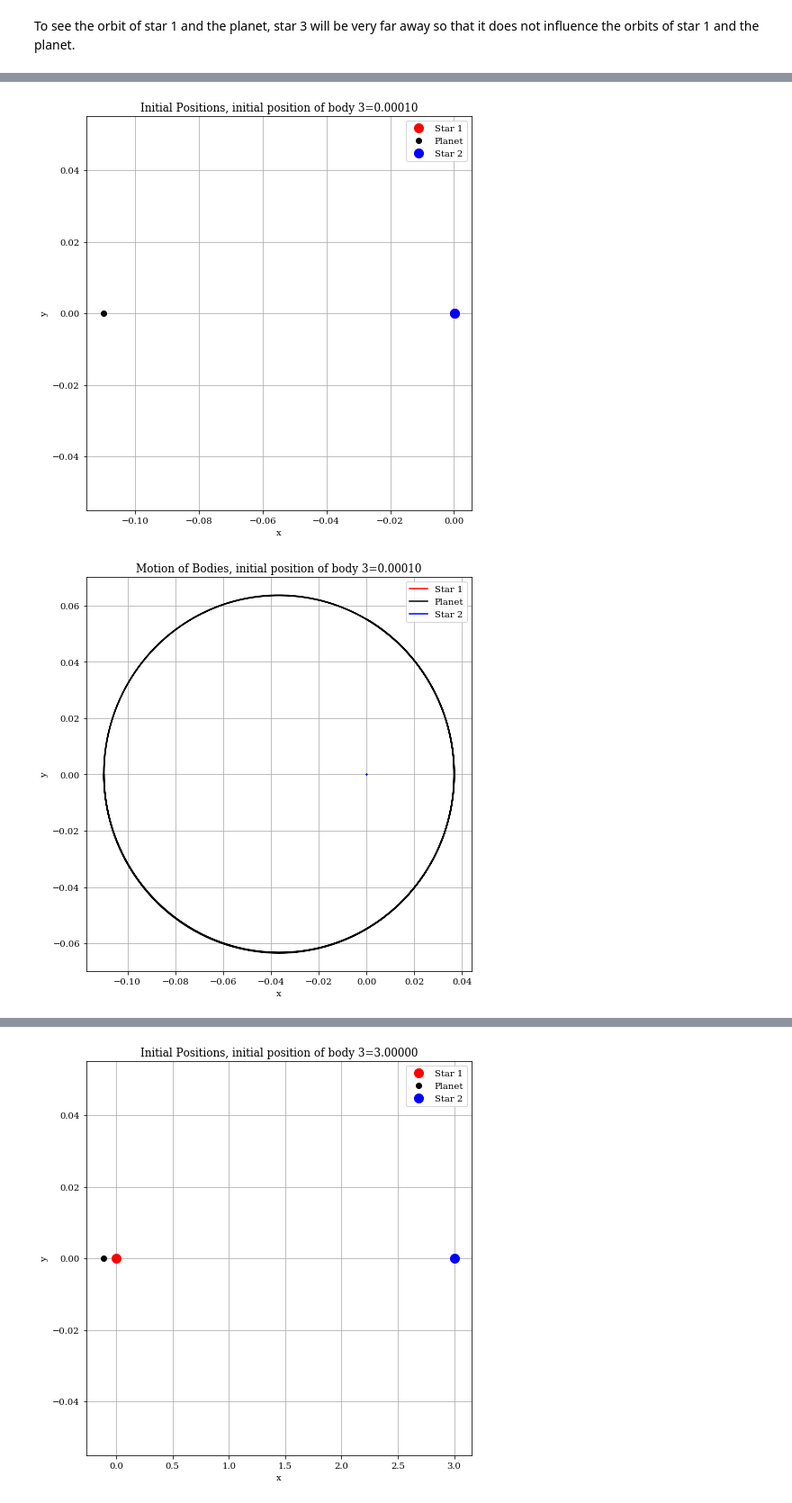
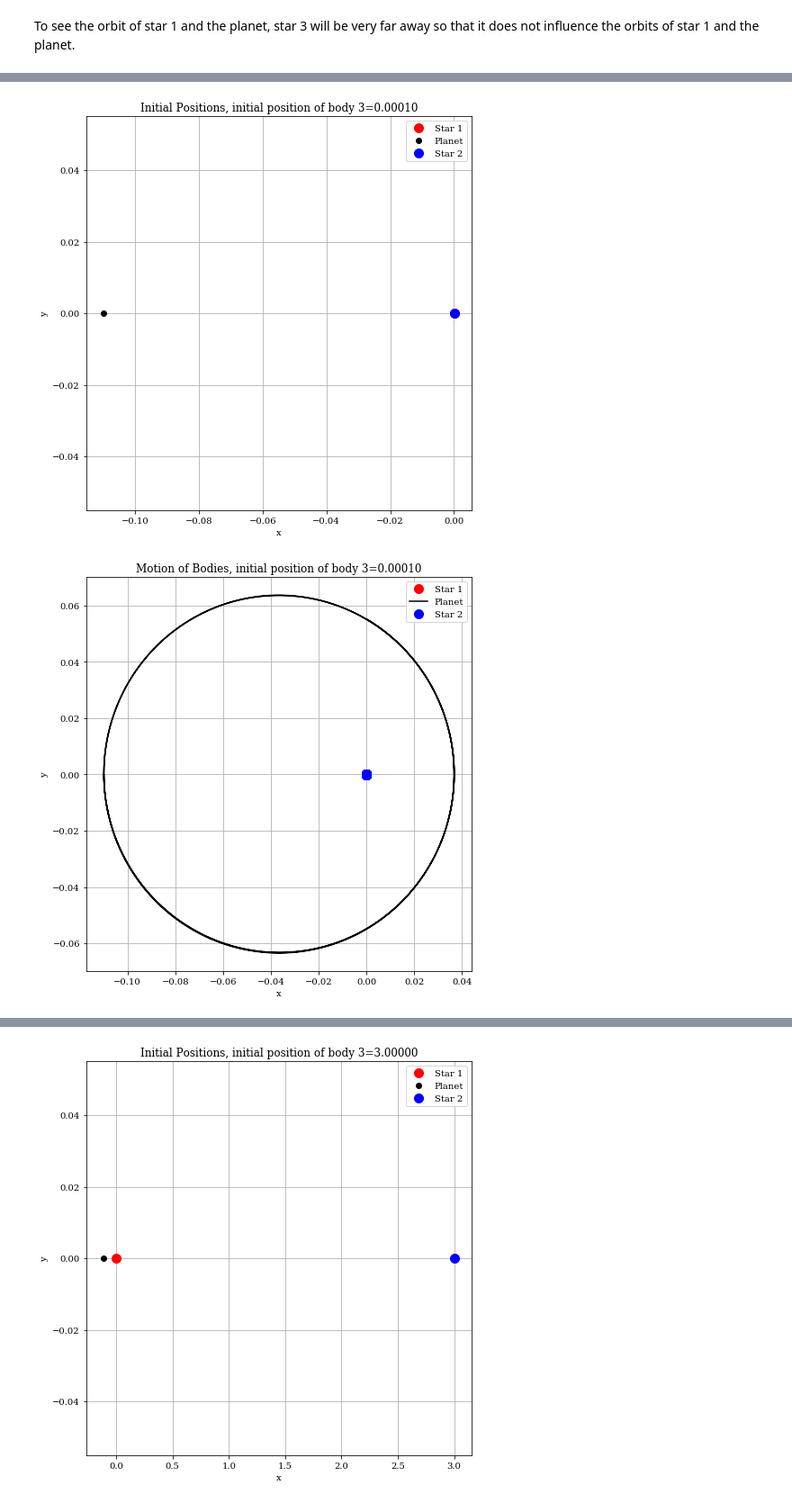
Before and after one commit to ReiCampo/Project-2-Exoplanets, a Jupyter notebook: Subanalysis - Kepler 693.ipynb, the cells around one changed output, grey strips where cells are left out. Shown at 90% size. Cells and saved outputs as stored; diff of their text form; code cells hidden in the pictures.

```diff
--- a/Subanalysis - Kepler 693.ipynb
+++ b/Subanalysis - Kepler 693.ipynb
@@ -67,12 +67,12 @@ p.plotter(result, 1,1,0, pos3, proj=4, tarr=tarr)
 # %%
 pos3 = a1
 result, tarr = body3(pos3, p=1, ϵ=0.001)
 p.plotter(result, 1,1,1, pos3, proj=0, tarr=tarr)
-p.plotter(result, 1,1,1, pos3, proj=2, tarr=tarr)
+p.plotter(result, 1,1,1, pos3, proj=2, tarr=tarr, point='y')
 p.plotter(result, 1,1,1, pos3, proj=4, tarr=tarr)
 # %% [output]
 [figure]
-[figure, old version]
+[figure, new version]
 [figure]
 # %%
 pos3 = 3
```
Also changed, not shown: parts of 1 cell of this notebook, 1 other file.
